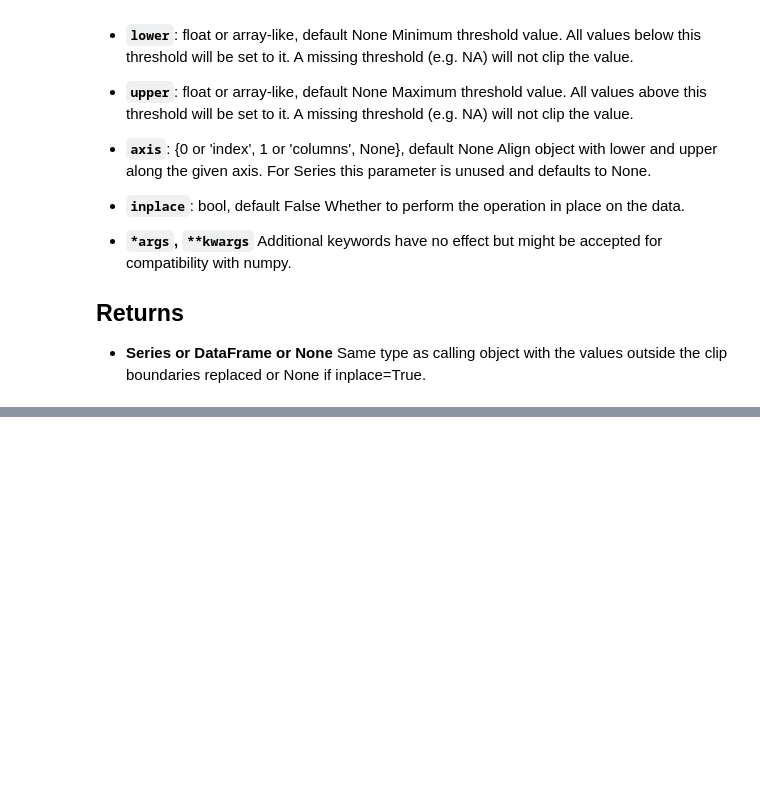
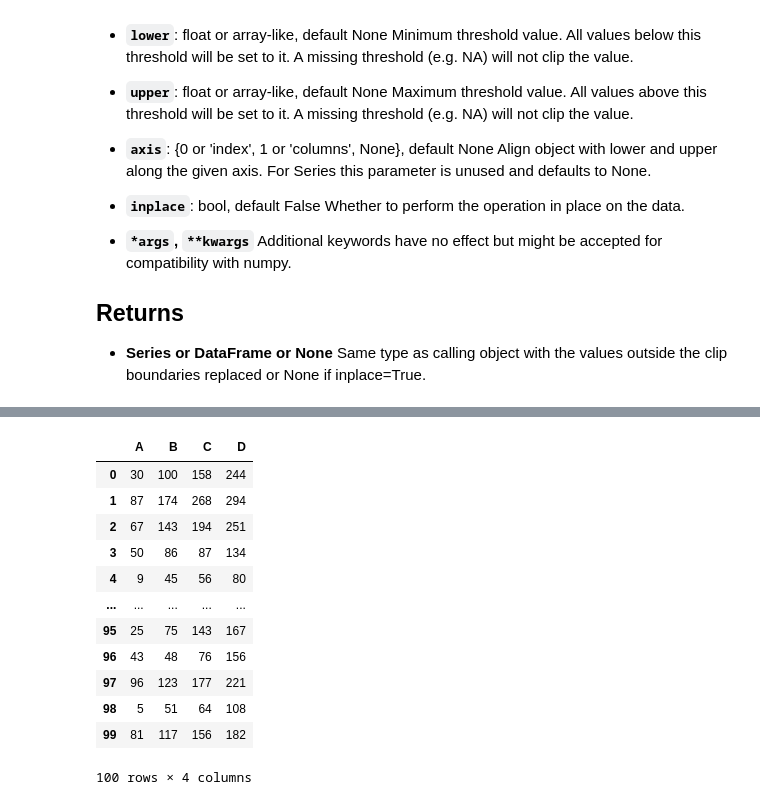
Before and after one commit to AsadulloAbdullayev/Functions-of-pandas, a Jupyter notebook: Mathematical and Logical Operations.ipynb, the cells around one changed output, grey strips where cells are left out. Saved outputs shown, nothing was run; the diff lists cells and outputs as text; code cells hidden in the pictures; blank space fills up the shorter version.

```diff
--- a/Mathematical and Logical Operations.ipynb
+++ b/Mathematical and Logical Operations.ipynb
@@ -286,0 +358,16 @@ Assigns values outside boundary to boundary values. Thresholds can be singular v
+# %%
+df1.cumsum(axis=1)
+# %% [output]
+|  | A | B | C | D |
+| 0 | 30 | 100 | 158 | 244 |
+| 1 | 87 | 174 | 268 | 294 |
+| 2 | 67 | 143 | 194 | 251 |
+| 3 | 50 | 86 | 87 | 134 |
+| 4 | 9 | 45 | 56 | 80 |
+| ... | ... | ... | ... | ... |
+| 95 | 25 | 75 | 143 | 167 |
+| 96 | 43 | 48 | 76 | 156 |
+| 97 | 96 | 123 | 177 | 221 |
+| 98 | 5 | 51 | 64 | 108 |
+| 99 | 81 | 117 | 156 | 182 |
+100 rows × 4 columns
```
Also changed, not shown: parts of 16 cells of this notebook, 6 other files.
